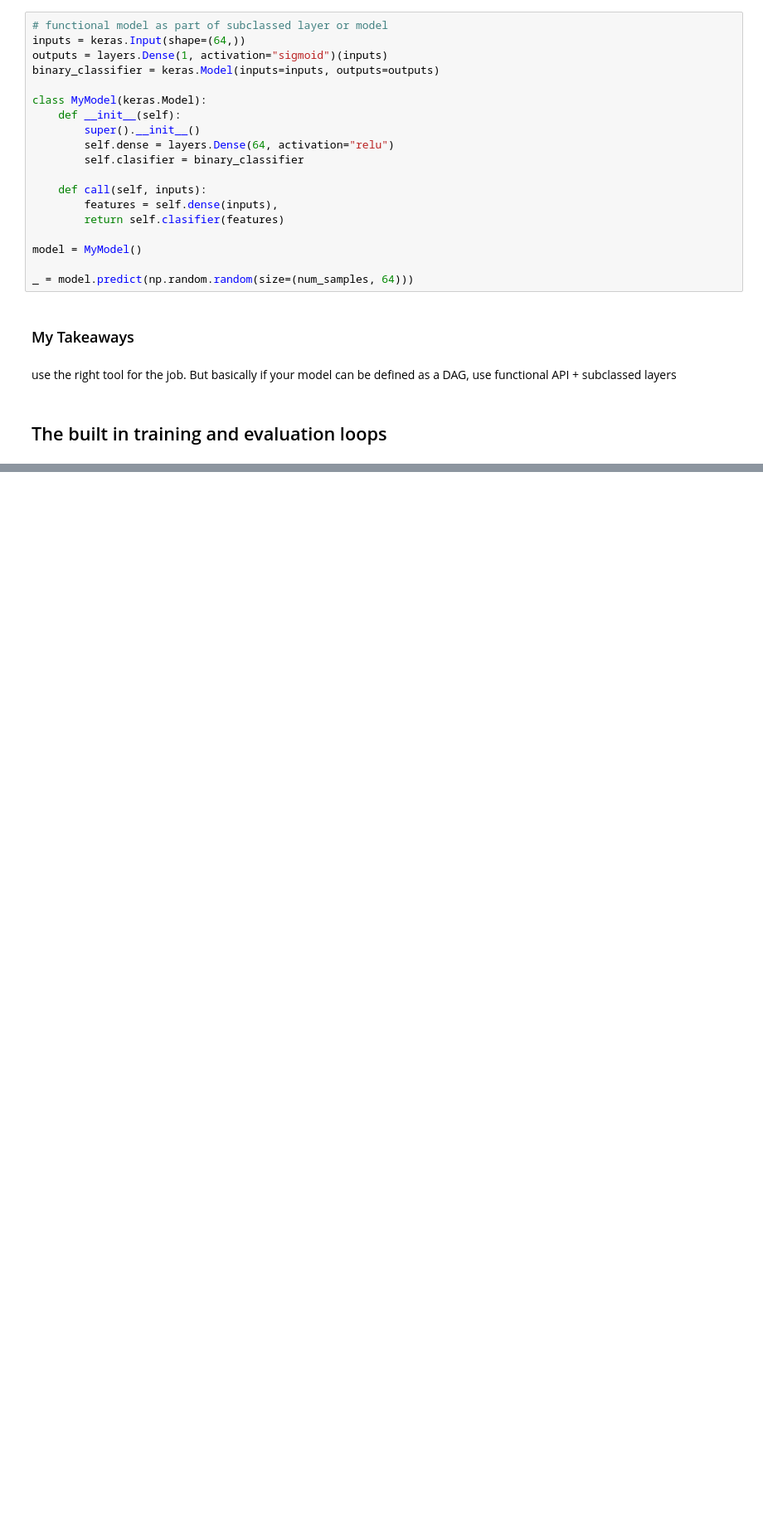
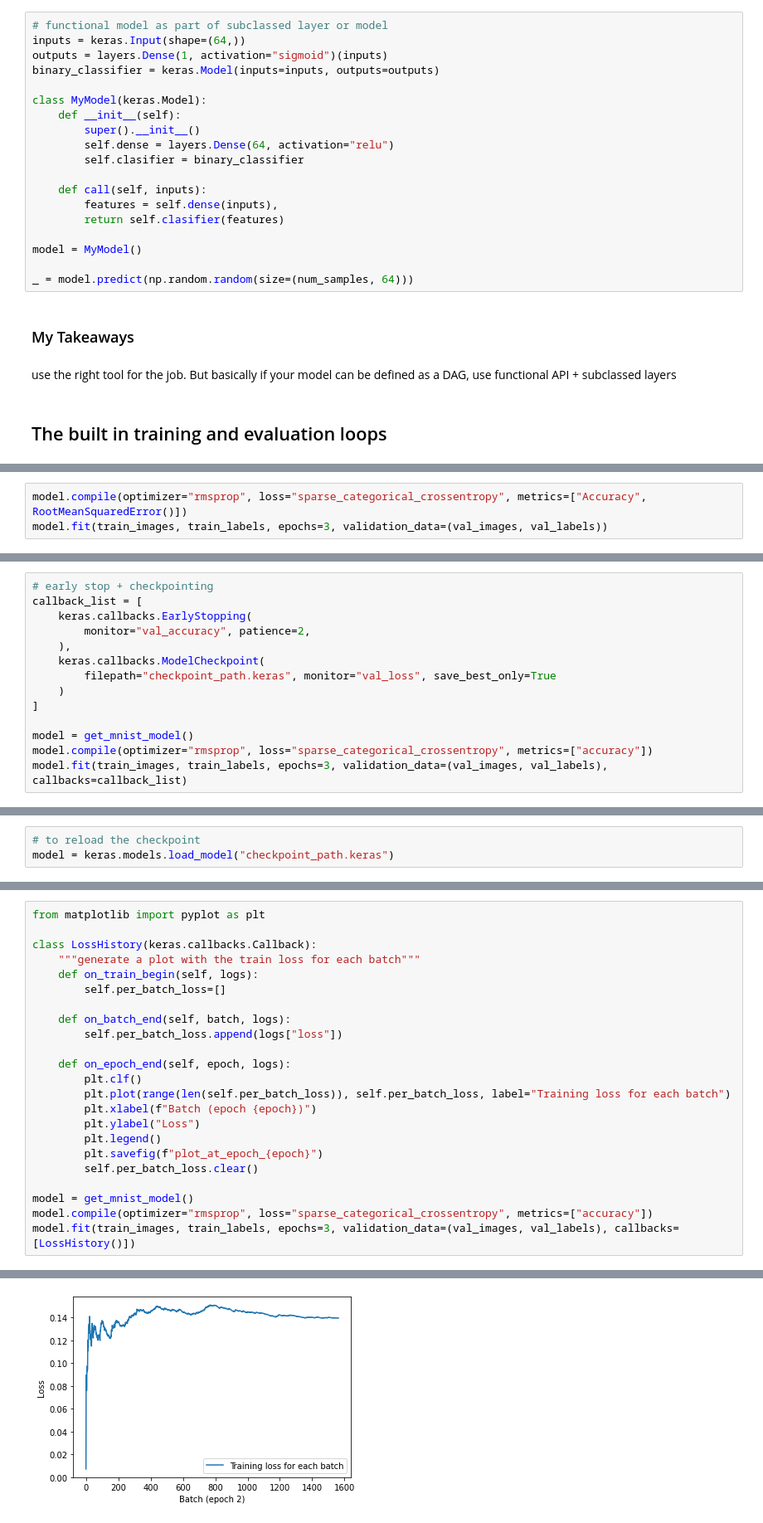
Before and after one commit to eballesteros/deep-learning-with-python-notebooks, a Jupyter notebook: my_notebooks/chapter07_working-with-keras.ipynb, the cells around one changed output, grey strips where cells are left out. Shown: that part at 83% size. Cells and saved outputs as stored; diff of their text form; blank space fills up the shorter version.

```diff
--- a/my_notebooks/chapter07_working-with-keras.ipynb
+++ b/my_notebooks/chapter07_working-with-keras.ipynb
@@ -526,0 +594,3 @@ use the right tool for the job. But basically if your model can be defined as a
+# %%
+model.compile(optimizer="rmsprop", loss="sparse_categorical_crossentropy", metrics=["Accuracy", RootMeanSquaredError()])
+model.fit(train_images, train_labels, epochs=3, validation_data=(val_images, val_labels))
@@ -526,0 +607,14 @@ use the right tool for the job. But basically if your model can be defined as a
+# %%
+# early stop + checkpointing
+callback_list = [
+    keras.callbacks.EarlyStopping(
+        monitor="val_accuracy", patience=2,
+    ),
+    keras.callbacks.ModelCheckpoint(
+        filepath="checkpoint_path.keras", monitor="val_loss", save_best_only=True
+    )
+]
+
+model = get_mnist_model()
+model.compile(optimizer="rmsprop", loss="sparse_categorical_crossentropy", metrics=["accuracy"])
+model.fit(train_images, train_labels, epochs=3, validation_data=(val_images, val_labels), callbacks=callback_list)
@@ -526,0 +629,3 @@ use the right tool for the job. But basically if your model can be defined as a
+# %%
+# to reload the checkpoint
+model = keras.models.load_model("checkpoint_path.keras")
@@ -526,0 +634,24 @@ use the right tool for the job. But basically if your model can be defined as a
+# %%
+from matplotlib import pyplot as plt
+
+class LossHistory(keras.callbacks.Callback):
+    """generate a plot with the train loss for each batch"""
+    def on_train_begin(self, logs):
+        self.per_batch_loss=[]
+
+    def on_batch_end(self, batch, logs):
+        self.per_batch_loss.append(logs["loss"])
+
+    def on_epoch_end(self, epoch, logs):
+        plt.clf()
+        plt.plot(range(len(self.per_batch_loss)), self.per_batch_loss, label="Training loss for each batch")
+        plt.xlabel(f"Batch (epoch {epoch})")
+        plt.ylabel("Loss")
+        plt.legend()
+        plt.savefig(f"plot_at_epoch_{epoch}")
+        self.per_batch_loss.clear()
+
+model = get_mnist_model()
+model.compile(optimizer="rmsprop", loss="sparse_categorical_crossentropy", metrics=["accuracy"])
+model.fit(train_images, train_labels, epochs=3, validation_data=(val_images, val_labels), callbacks=[LossHistory()])
+# %% [output]
@@ -526,0 +665 @@ use the right tool for the job. But basically if your model can be defined as a
+[figure, added]
```
Also changed, not shown: parts of 30 cells of this notebook.
